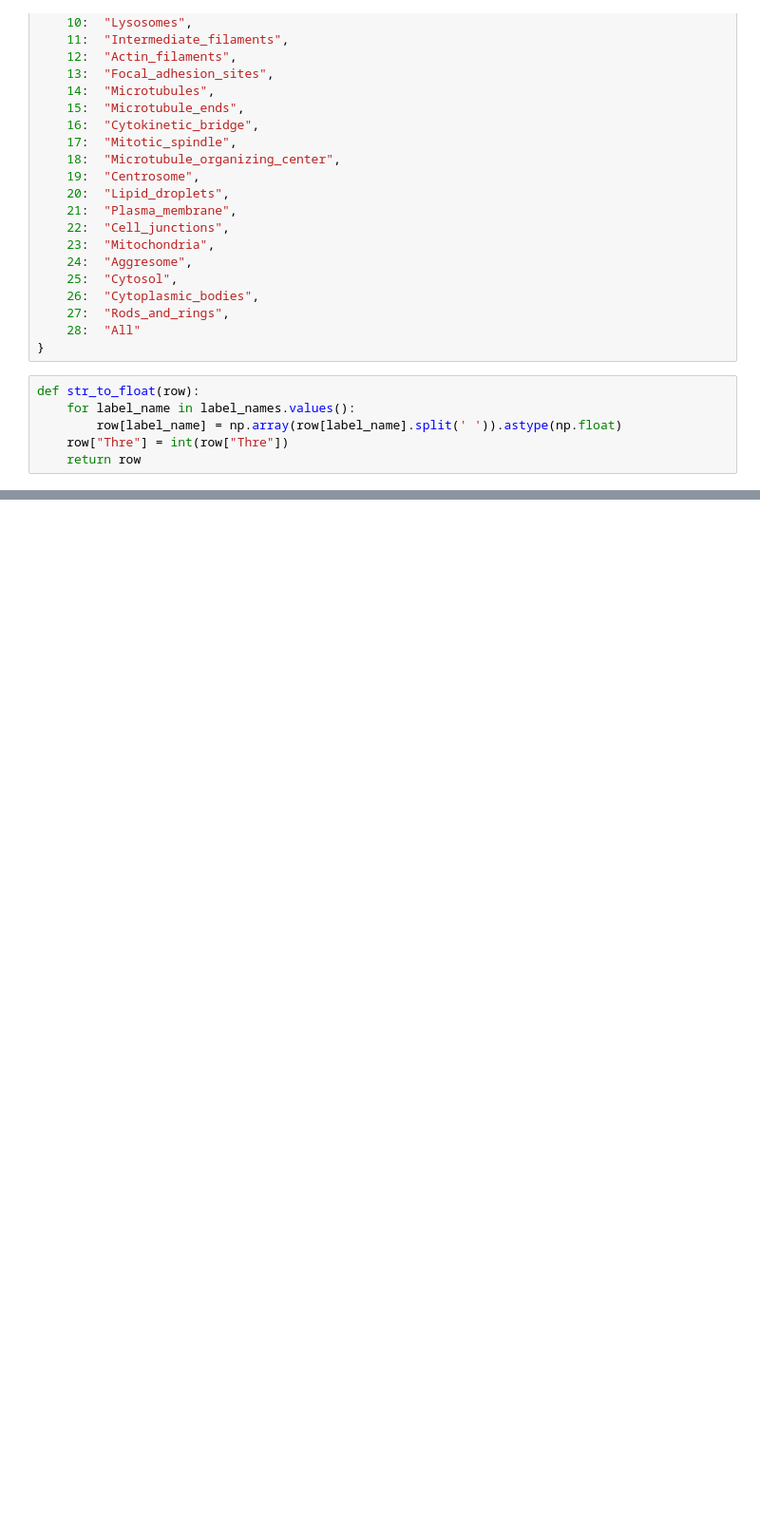
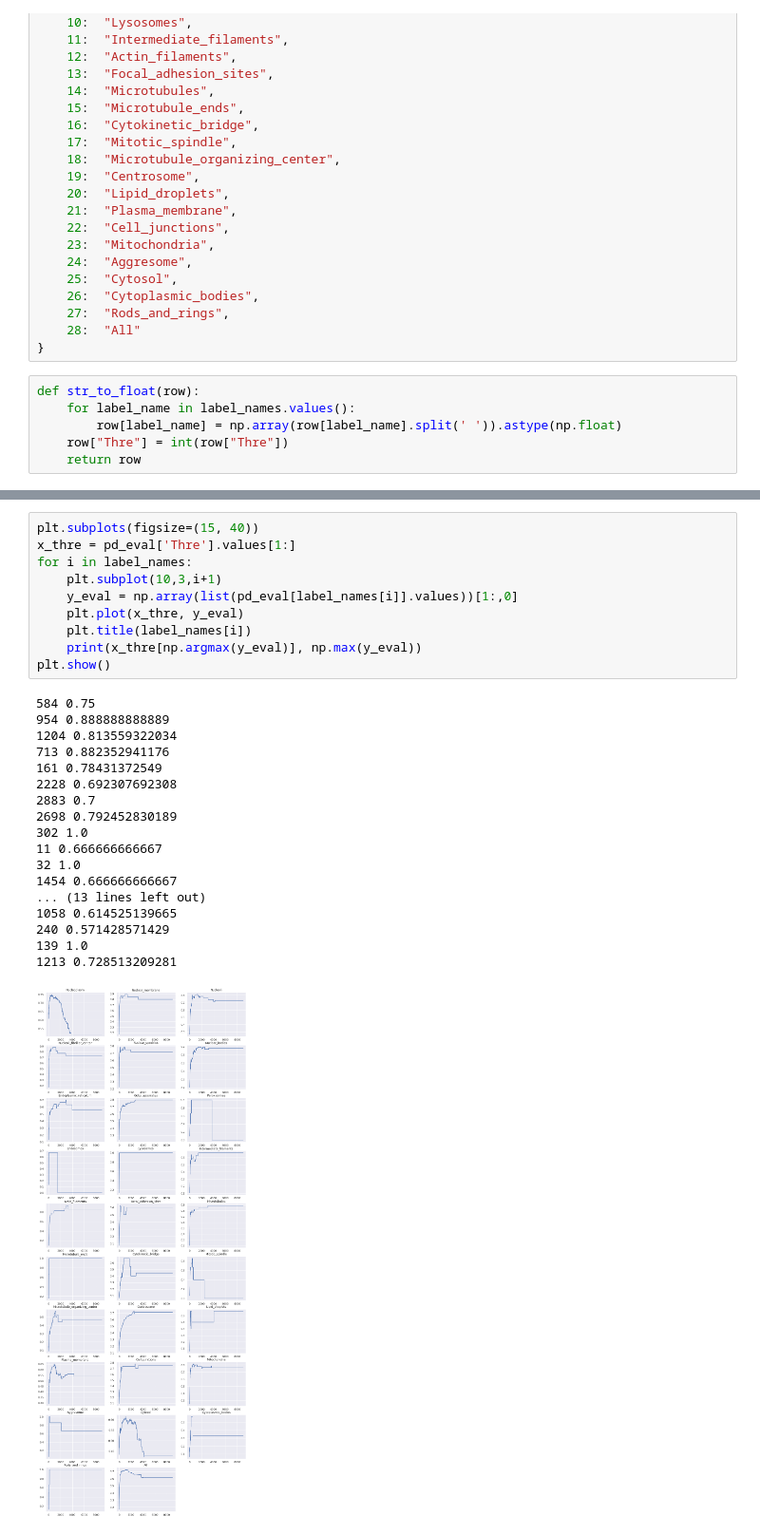
Before and after one commit to qianguzi/competition_cls, a Jupyter notebook: data_analysis/analysis_protein/thre_select.ipynb, the cells around one changed output, grey strips where cells are left out. Shown: that part at 95% size. Drawn from its saved outputs; the diff is of its cells as text; blank space fills up the shorter version.

```diff
--- a/data_analysis/analysis_protein/thre_select.ipynb
+++ b/data_analysis/analysis_protein/thre_select.ipynb
@@ -89 +69,30 @@ pd_eval.head(10)
+# %%
+plt.subplots(figsize=(15, 40))
+x_thre = pd_eval['Thre'].values[1:]
+for i in label_names:
+    plt.subplot(10,3,i+1)
+    y_eval = np.array(list(pd_eval[label_names[i]].values))[1:,0]
+    plt.plot(x_thre, y_eval)
+    plt.title(label_names[i])
+    print(x_thre[np.argmax(y_eval)], np.max(y_eval))
+plt.show()
+# %% [output]
+584 0.75
+954 0.888888888889
+1204 0.813559322034
+713 0.882352941176
+161 0.78431372549
+2228 0.692307692308
+2883 0.7
+2698 0.792452830189
+302 1.0
+11 0.666666666667
+32 1.0
+1454 0.666666666667
+... (13 lines left out)
+1058 0.614525139665
+240 0.571428571429
+139 1.0
+1213 0.728513209281
+[figure, added]
 # %%
```
Also changed, not shown: parts of 5 cells of this notebook, 2 other files.
